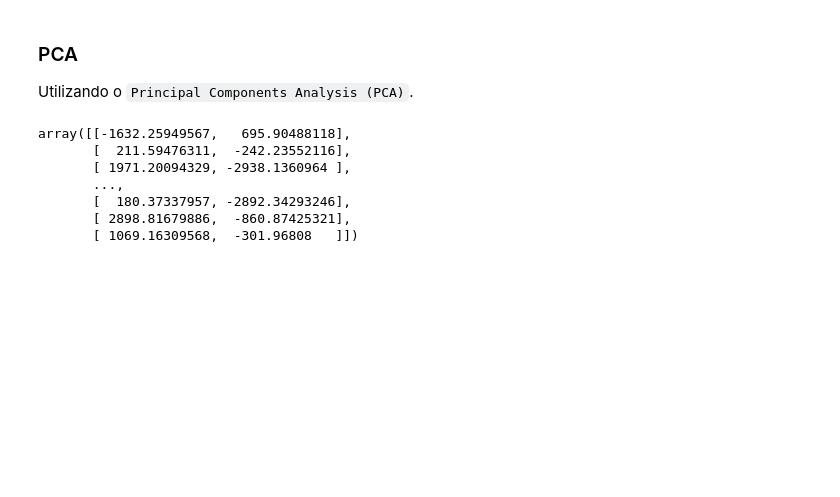
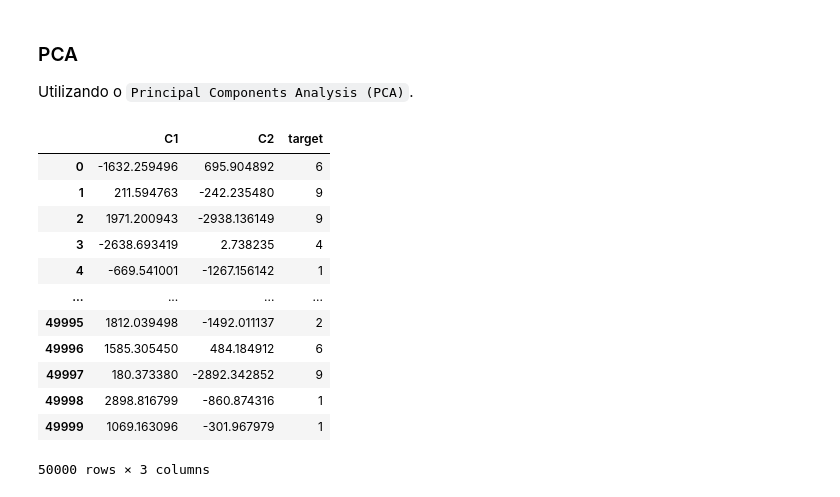
Before and after one commit to Le4o/topicos-avancados-ic, a Jupyter notebook: reducao_de_dimensionalidade_keras.ipynb, the cells around one changed output. Drawn from its saved outputs; the diff is of its cells as text; code cells hidden in the pictures; blank space fills up the shorter version.

```diff
--- a/reducao_de_dimensionalidade_keras.ipynb
+++ b/reducao_de_dimensionalidade_keras.ipynb
@@ -91,17 +94,30 @@ Utilizando o `Principal Components Analysis (PCA)`.
 # %%
 from sklearn.decomposition import PCA
 
 n_components = 2
 components_columns = ['C%d' % i for i in range(1, n_components+1)]
 
+# Usando o método PCA com dois componentes
+# e preparando para o fit_transform
 pca = PCA(n_components=n_components)
 components = pca.fit_transform(x_train_flat)
-components
+
+# Convertendo os novos dados de numpy array para um novo dataFrame
+df_pca = pd.DataFrame(components, columns=components_columns)
+df_pca['target'] = df['target'].copy()
+
+df_pca
 # %% [output]
+|  | C1 | C2 | target |
+| 0 | -1632.259496 | 695.904892 | 6 |
+| 1 | 211.594763 | -242.235480 | 9 |
+| 2 | 1971.200943 | -2938.136149 | 9 |
+| 3 | -2638.693419 | 2.738235 | 4 |
+| 4 | -669.541001 | -1267.156142 | 1 |
+| ... | ... | ... | ... |
+| 49995 | 1812.039498 | -1492.011137 | 2 |
+| 49996 | 1585.305450 | 484.184912 | 6 |
+| 49997 | 180.373380 | -2892.342852 | 9 |
+| 49998 | 2898.816799 | -860.874316 | 1 |
+| 49999 | 1069.163096 | -301.967979 | 1 |
-array([[-1632.25949567,   695.90488118],
-       [  211.59476311,  -242.23552116],
-       [ 1971.20094329, -2938.1360964 ],
-       ...,
-       [  180.37337957, -2892.34293246],
-       [ 2898.81679886,  -860.87425321],
-       [ 1069.16309568,  -301.96808   ]])
+50000 rows × 3 columns
```
Also changed, not shown: parts of 6 cells of this notebook.
